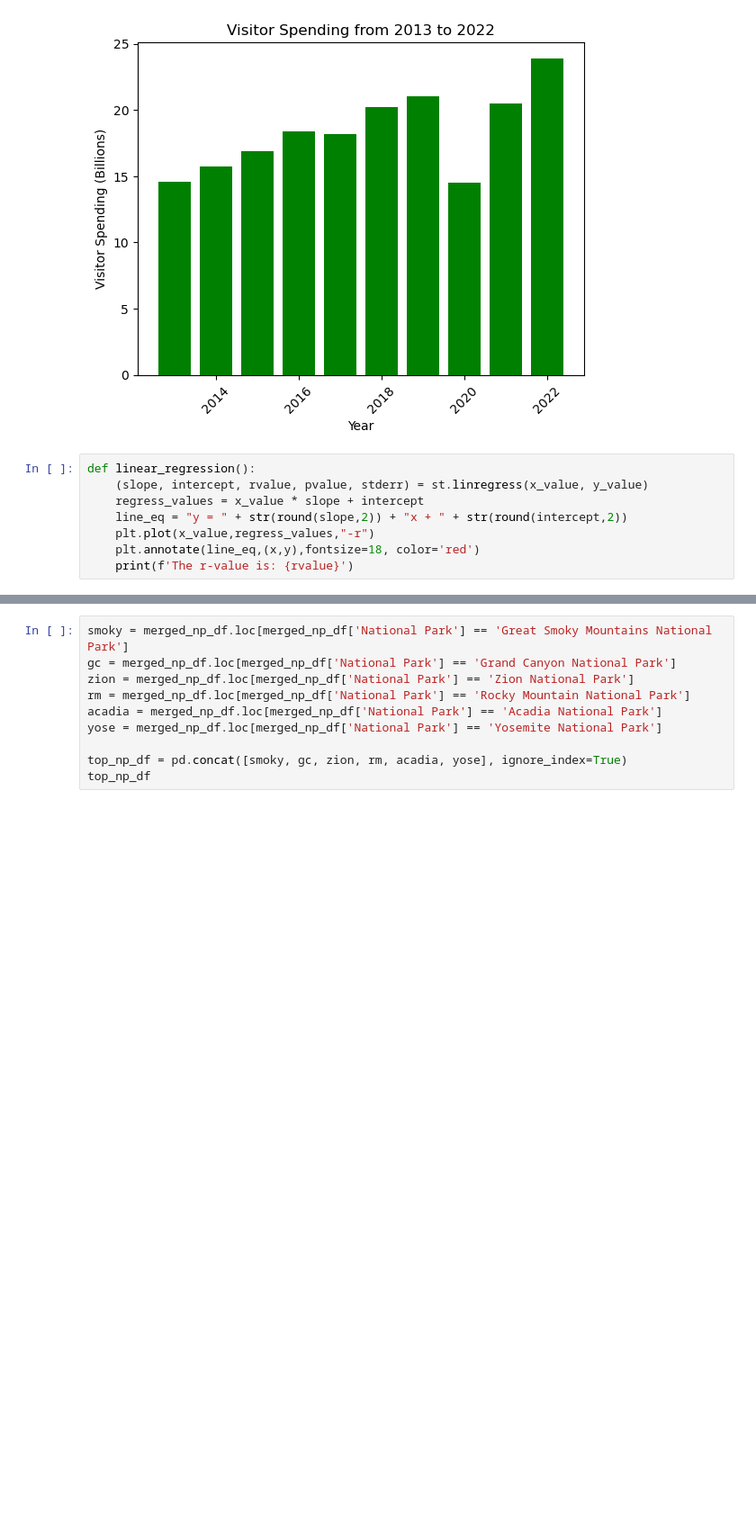
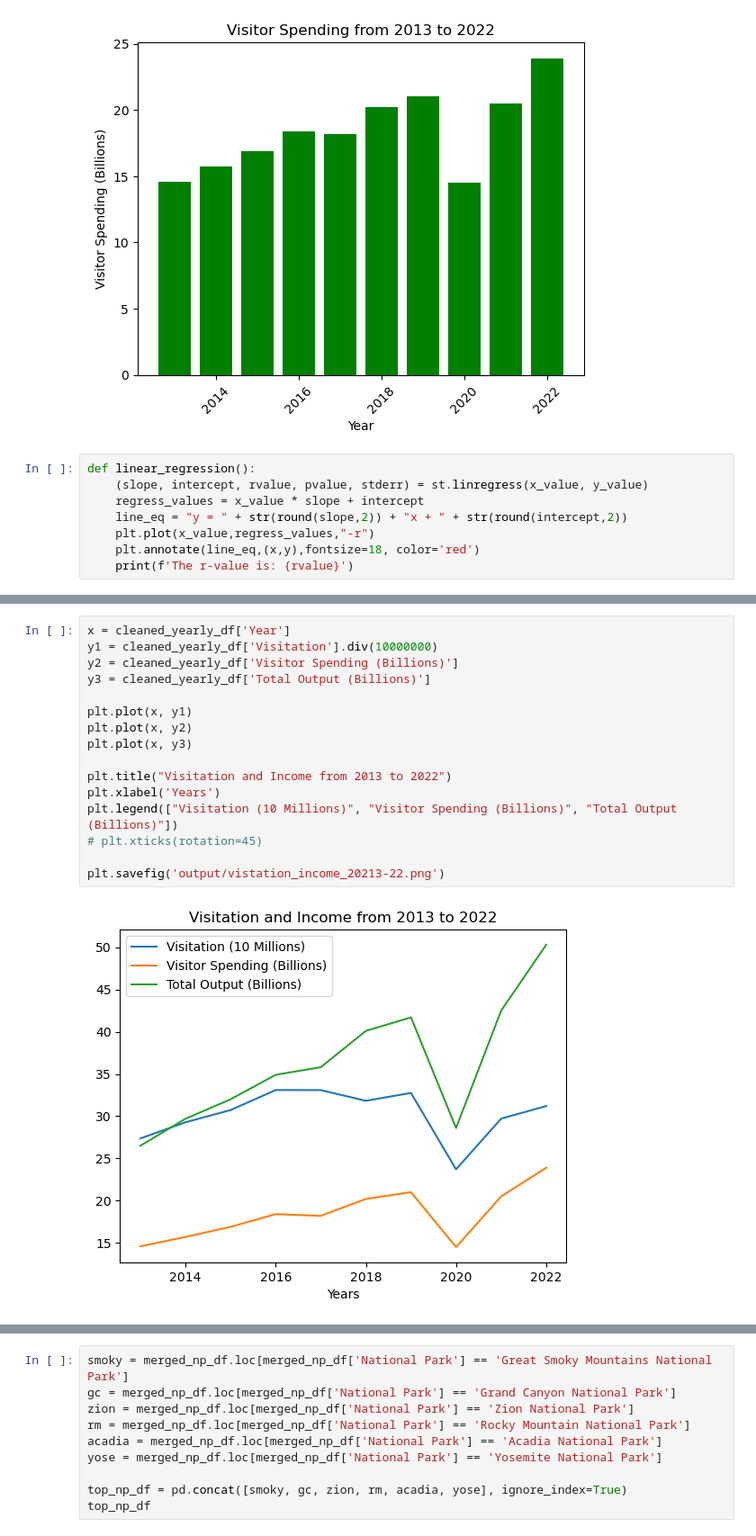
Before and after one commit to andymatsuura/NPS-Analysis, a Jupyter notebook: ashley_np_income.ipynb, the cells around one changed output, grey strips where cells are left out. Shown at 90% size. Saved outputs shown, nothing was run; the diff lists cells and outputs as text; blank space fills up the shorter version.

```diff
--- a/ashley_np_income.ipynb
+++ b/ashley_np_income.ipynb
@@ -498,0 +505,18 @@ The r-value is: 0.6917765641285837
+# %%
+x = cleaned_yearly_df['Year']
+y1 = cleaned_yearly_df['Visitation'].div(10000000)
+y2 = cleaned_yearly_df['Visitor Spending (Billions)']
+y3 = cleaned_yearly_df['Total Output (Billions)']
+
+plt.plot(x, y1)
+plt.plot(x, y2)
+plt.plot(x, y3)
+
+plt.title("Visitation and Income from 2013 to 2022")
+plt.xlabel('Years')
+plt.legend(["Visitation (10 Millions)", "Visitor Spending (Billions)", "Total Output (Billions)"])
+# plt.xticks(rotation=45)
+
+plt.savefig('output/vistation_income_20213-22.png')
+# %% [output]
+[figure, added]
```
Also changed, not shown: parts of 12 cells of this notebook, 10 other files.
